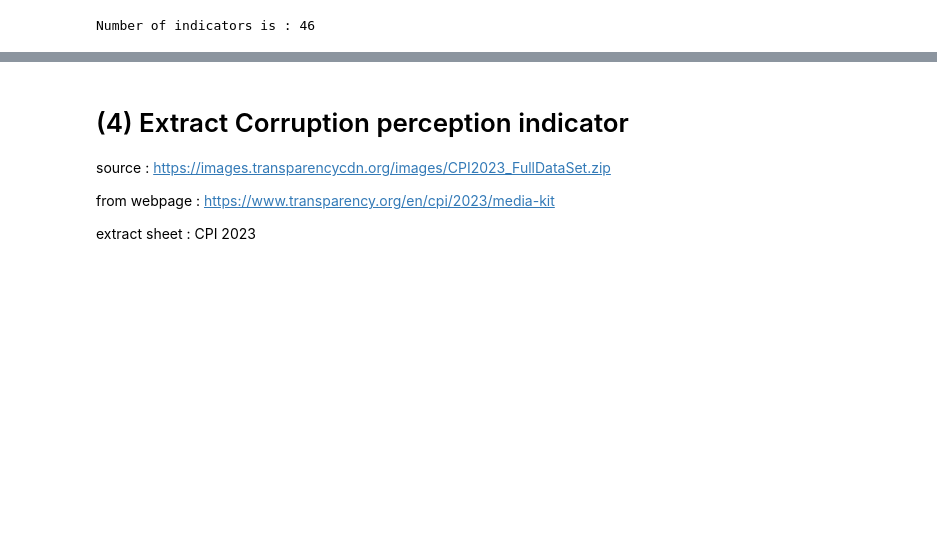
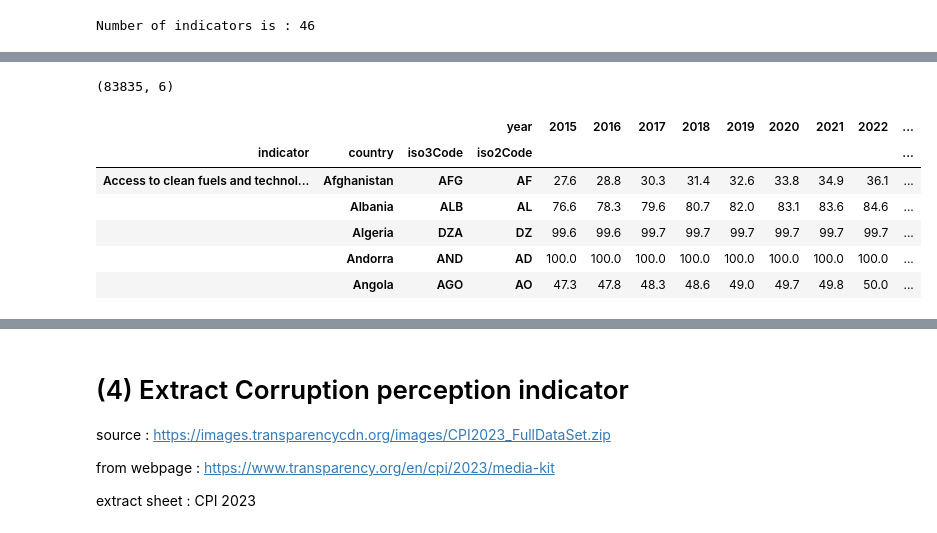
Before and after one commit to nazimben25/Project4_Group4_Immigration_to_canada, a Jupyter notebook: Data_collection.ipynb, the cells around one changed output, grey strips where cells are left out. Cells and saved outputs as stored; diff of their text form; code cells hidden in the pictures; blank space fills up the shorter version.

```diff
--- a/Data_collection.ipynb
+++ b/Data_collection.ipynb
@@ -714,0 +684,15 @@ macro_eco_data_df.head()
+# %%
+raw_macrodata_df.shape
+# %% [output]
+(83835, 6)
+# %%
+temp_df = raw_macrodata_df.pivot_table(index=['indicator', 'country','iso3Code','iso2Code'], columns='year', values='value')
+temp_df.head()
+# %% [output]
+|  |  |  | year | 2015 | 2016 | 2017 | 2018 | 2019 | 2020 | 2021 | 2022 | ... |
+| indicator | country | iso3Code | iso2Code |  |  |  |  |  |  |  |  | ... |
+| Access to clean fuels and technol... | Afghanistan | AFG | AF | 27.6 | 28.8 | 30.3 | 31.4 | 32.6 | 33.8 | 34.9 | 36.1 | ... |
+|  | Albania | ALB | AL | 76.6 | 78.3 | 79.6 | 80.7 | 82.0 | 83.1 | 83.6 | 84.6 | ... |
+|  | Algeria | DZA | DZ | 99.6 | 99.6 | 99.7 | 99.7 | 99.7 | 99.7 | 99.7 | 99.7 | ... |
+|  | Andorra | AND | AD | 100.0 | 100.0 | 100.0 | 100.0 | 100.0 | 100.0 | 100.0 | 100.0 | ... |
+|  | Angola | AGO | AO | 47.3 | 47.8 | 48.3 | 48.6 | 49.0 | 49.7 | 49.8 | 50.0 | ... |
```
Also changed, not shown: parts of 26 cells of this notebook, 2 other files.
